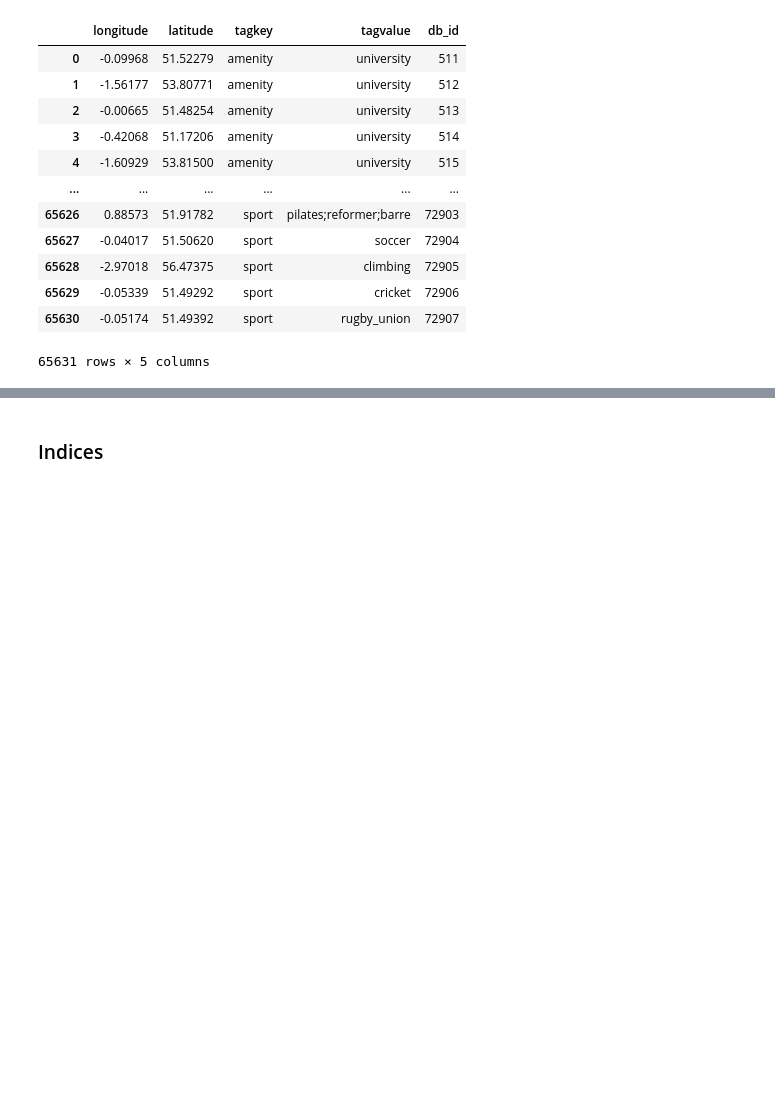
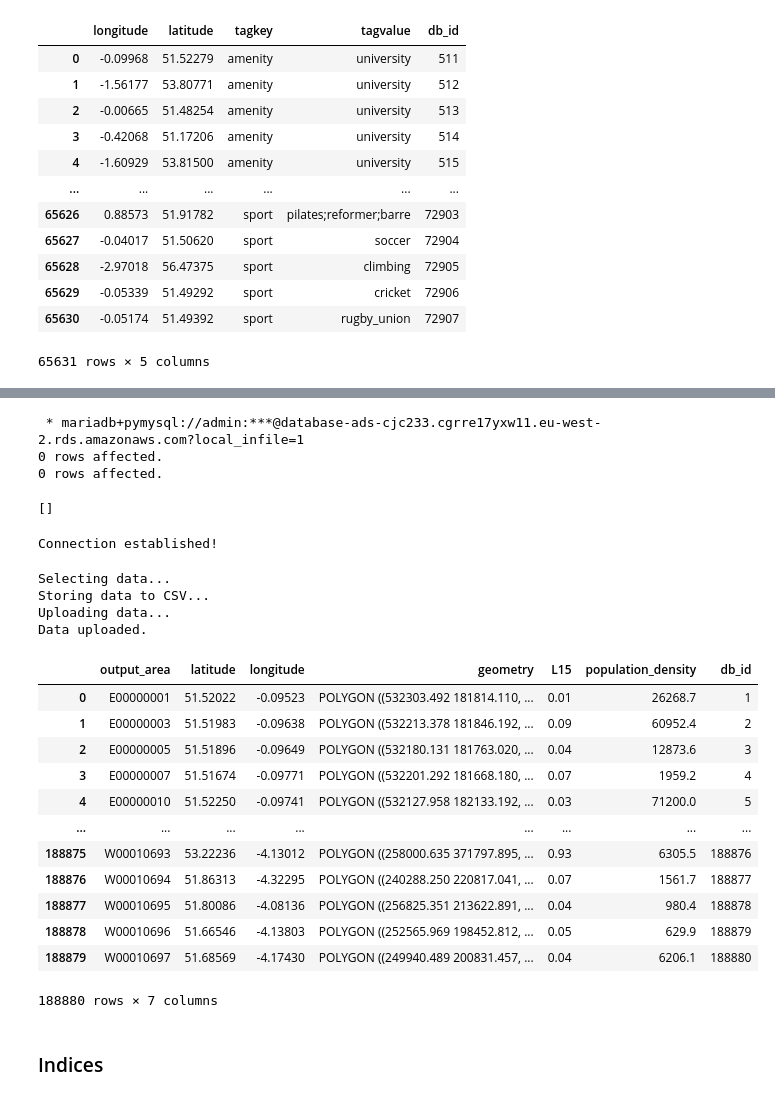
Before and after one commit to ClaireCooper/cjc233_ads_2024, a Jupyter notebook: notebooks/ads_course_assessment.ipynb, the cells around one changed output, grey strips where cells are left out. Saved outputs shown, nothing was run; the diff lists cells and outputs as text; code cells hidden in the pictures; blank space fills up the shorter version.

```diff
--- a/notebooks/ads_course_assessment.ipynb
+++ b/notebooks/ads_course_assessment.ipynb
@@ -637,3 +605,45 @@ plt.show()
+# %%
+%%sql
+--
+-- Primary key for table `census_oa_data`
+--
+ALTER TABLE `census_oa_data`
+ADD PRIMARY KEY (`db_id`);
+
+ALTER TABLE `census_oa_data`
+MODIFY db_id bigint(20) unsigned NOT NULL AUTO_INCREMENT, AUTO_INCREMENT=1;
+# %% [output]
+ * mariadb+pymysql://admin:***@database-ads-cjc233.cgrre17yxw11.eu-west-2.rds.amazonaws.com?local_infile=1
+0 rows affected.
+0 rows affected.
+[]
+# %%
+conn = fynesse.access.create_connection(username, password, url, 'ads_2024', int(port))
+# %% [output]
+Connection established!
+# %%
+fynesse.access.census_upload_join_data(conn)
+# %% [output]
+Selecting data...
+Storing data to CSV...
+Uploading data...
+Data uploaded.
+# %%
+fynesse.access.select_all_from_table_with_geometry(conn, 'census_oa_data')
+# %% [output]
+|  | output_area | latitude | longitude | geometry | L15 | population_density | db_id |
+| 0 | E00000001 | 51.52022 | -0.09523 | POLYGON ((532303.492 181814.110, ... | 0.01 | 26268.7 | 1 |
+| 1 | E00000003 | 51.51983 | -0.09638 | POLYGON ((532213.378 181846.192, ... | 0.09 | 60952.4 | 2 |
+| 2 | E00000005 | 51.51896 | -0.09649 | POLYGON ((532180.131 181763.020, ... | 0.04 | 12873.6 | 3 |
+| 3 | E00000007 | 51.51674 | -0.09771 | POLYGON ((532201.292 181668.180, ... | 0.07 | 1959.2 | 4 |
+| 4 | E00000010 | 51.52250 | -0.09741 | POLYGON ((532127.958 182133.192, ... | 0.03 | 71200.0 | 5 |
+| ... | ... | ... | ... | ... | ... | ... | ... |
+| 188875 | W00010693 | 53.22236 | -4.13012 | POLYGON ((258000.635 371797.895, ... | 0.93 | 6305.5 | 188876 |
+| 188876 | W00010694 | 51.86313 | -4.32295 | POLYGON ((240288.250 220817.041, ... | 0.07 | 1561.7 | 188877 |
+| 188877 | W00010695 | 51.80086 | -4.08136 | POLYGON ((256825.351 213622.891, ... | 0.04 | 980.4 | 188878 |
+| 188878 | W00010696 | 51.66546 | -4.13803 | POLYGON ((252565.969 198452.812, ... | 0.05 | 629.9 | 188879 |
+| 188879 | W00010697 | 51.68569 | -4.17430 | POLYGON ((249940.489 200831.457, ... | 0.04 | 6206.1 | 188880 |
+188880 rows × 7 columns
 # %% [markdown]
 ### Indices
 # %%
```
Also changed, not shown: parts of 27 cells of this notebook.
